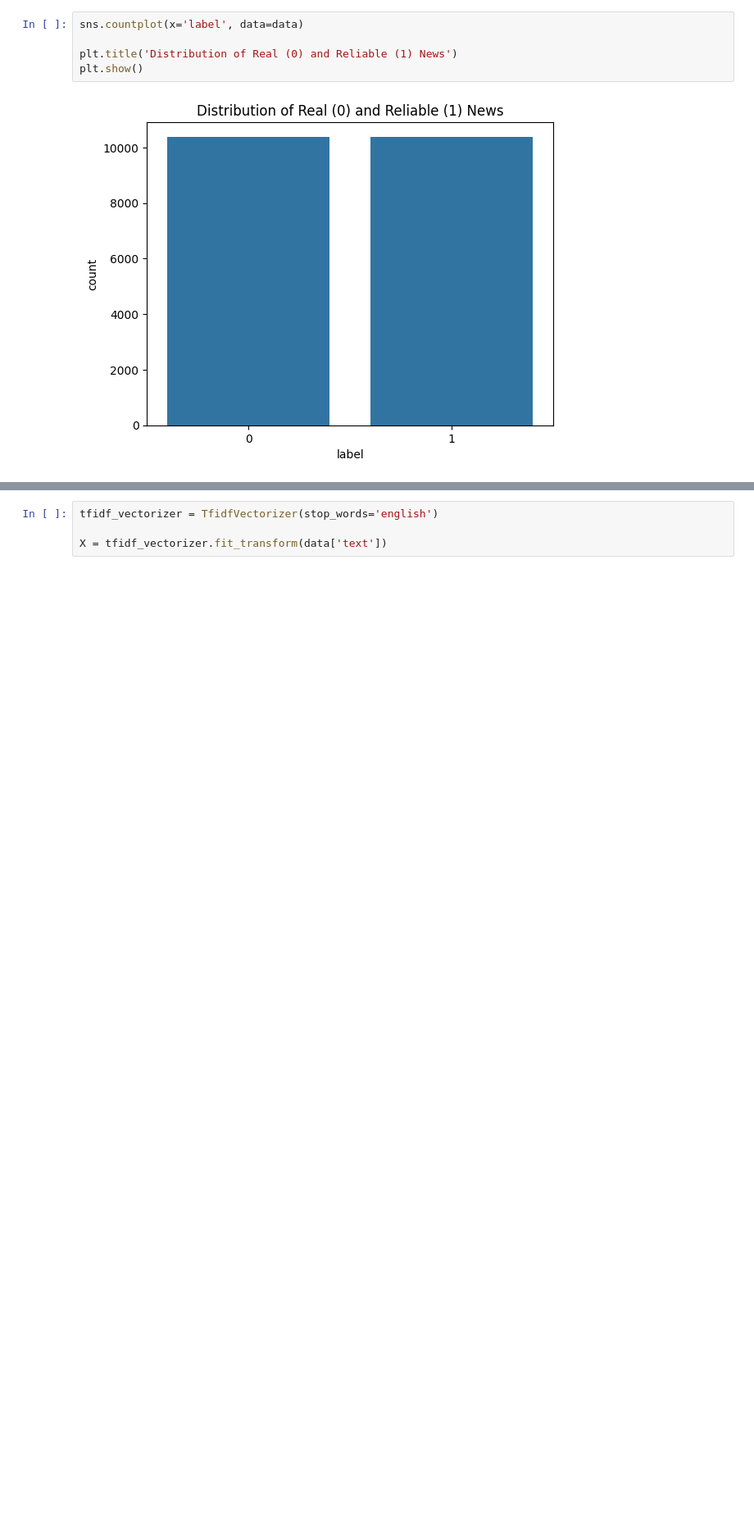
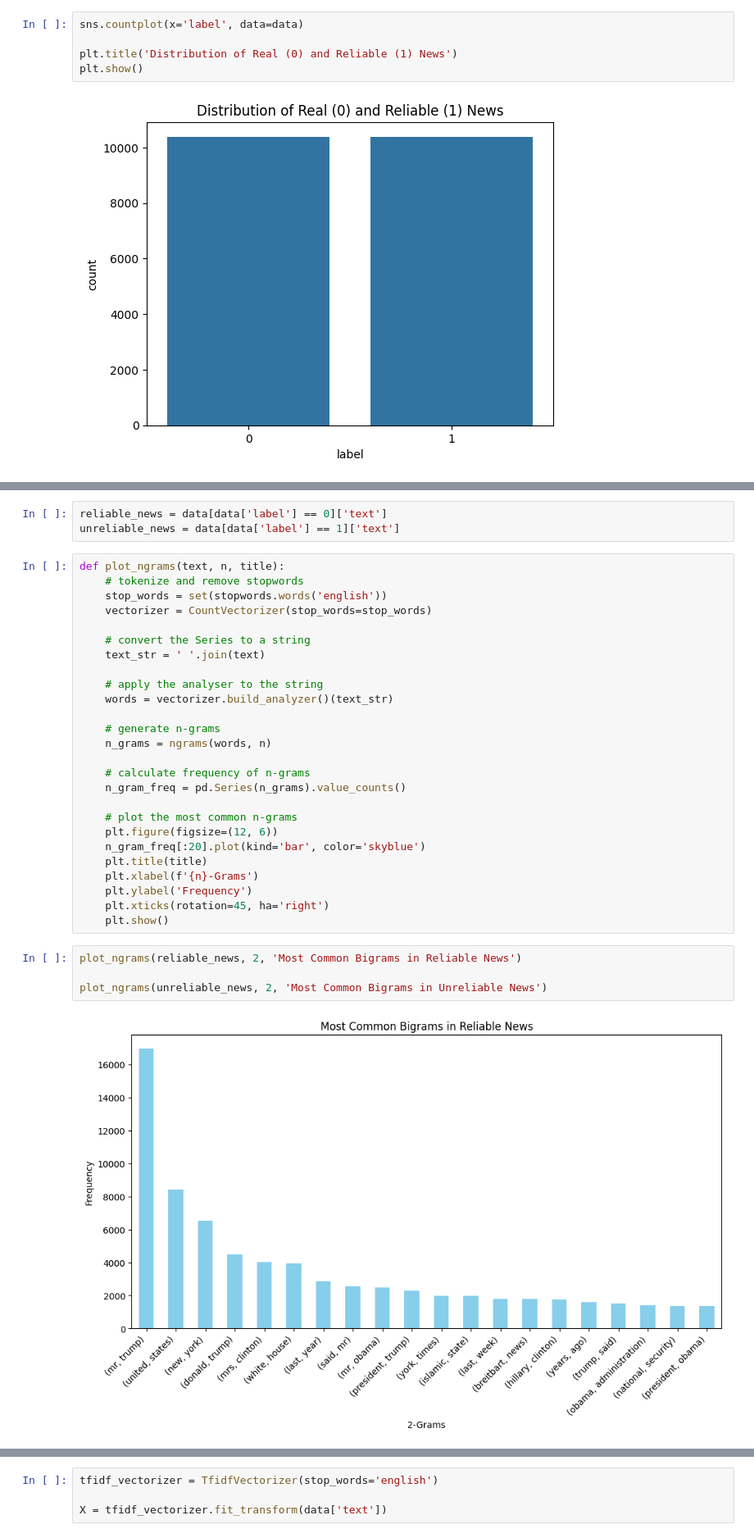
Before and after one commit to raum30/fake-news, a Jupyter notebook: notebook.ipynb, the cells around one changed output, grey strips where cells are left out. Shown at 82% size. Drawn from its saved outputs; the diff is of its cells as text; blank space fills up the shorter version.

```diff
--- a/notebook.ipynb
+++ b/notebook.ipynb
@@ -116,0 +178,35 @@ plt.show()
+# %%
+reliable_news = data[data['label'] == 0]['text']
+unreliable_news = data[data['label'] == 1]['text']
+# %%
+def plot_ngrams(text, n, title):
+    # tokenize and remove stopwords
+    stop_words = set(stopwords.words('english'))
+    vectorizer = CountVectorizer(stop_words=stop_words)
+
+    # convert the Series to a string
+    text_str = ' '.join(text)
+
+    # apply the analyser to the string
+    words = vectorizer.build_analyzer()(text_str)
+
+    # generate n-grams
+    n_grams = ngrams(words, n)
+
+    # calculate frequency of n-grams
+    n_gram_freq = pd.Series(n_grams).value_counts()
+
+    # plot the most common n-grams
+    plt.figure(figsize=(12, 6))
+    n_gram_freq[:20].plot(kind='bar', color='skyblue')
+    plt.title(title)
+    plt.xlabel(f'{n}-Grams')
+    plt.ylabel('Frequency')
+    plt.xticks(rotation=45, ha='right')
+    plt.show()
+# %%
+plot_ngrams(reliable_news, 2, 'Most Common Bigrams in Reliable News')
+
+plot_ngrams(unreliable_news, 2, 'Most Common Bigrams in Unreliable News')
+# %% [output]
+[figure, added]
```
Also changed, not shown: parts of 29 cells of this notebook.
